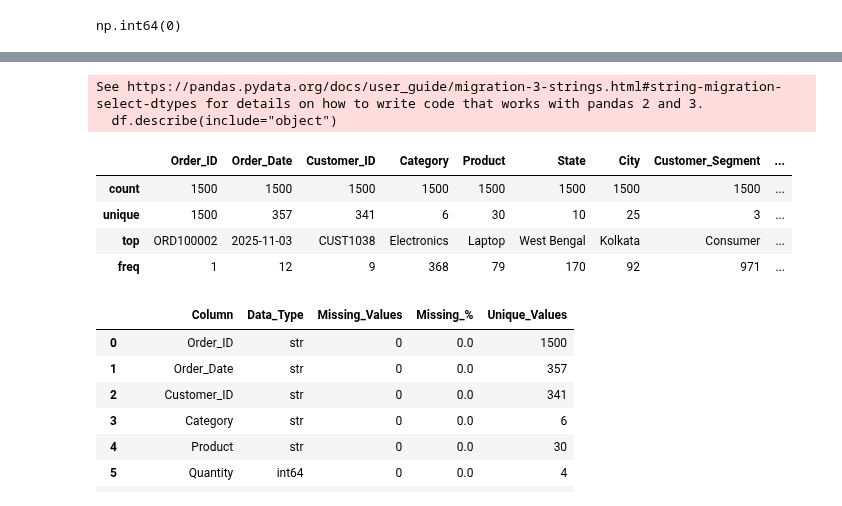
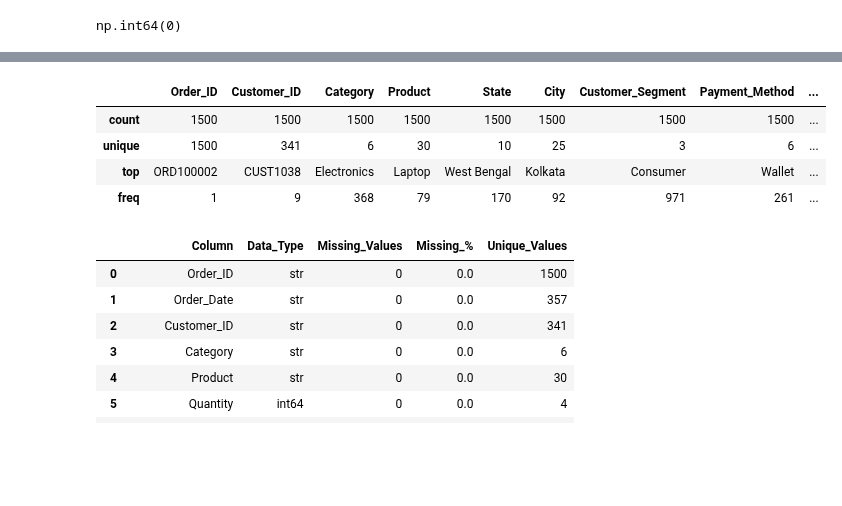
Before and after one commit to Tripti-code479/E-Commerce-Data-Analysis, a Jupyter notebook: notebooks/ECommerce_Data_Analysis.ipynb, the cells around one changed output, grey strips where cells are left out. Drawn from its saved outputs; the diff is of its cells as text; code cells hidden in the pictures; blank space fills up the shorter version.

Commit message:
Fix Pandas string dtype warning

```diff
--- a/notebooks/ECommerce_Data_Analysis.ipynb
+++ b/notebooks/ECommerce_Data_Analysis.ipynb
@@ -184,15 +184,13 @@ df.describe()
 | 75% | 2.000000 | 5627.657500 | 20.000000 | 637.325000 | 5455.040000 | 4882.225000 | 1214.432500 | 4.000000 | ... |
 | max | 4.000000 | 84326.560000 | 30.000000 | 61411.200000 | 245644.800000 | 177143.630000 | 75687.660000 | 8.000000 | ... |
 # %%
-df.describe(include="object")
+df.describe(include="str")
 # %% [output]
-See https://pandas.pydata.org/docs/user_guide/migration-3-strings.html#string-migration-select-dtypes for details on how to write code that works with pandas 2 and 3.
-  df.describe(include="object")
-|  | Order_ID | Order_Date | Customer_ID | Category | Product | State | City | Customer_Segment | ... |
+|  | Order_ID | Customer_ID | Category | Product | State | City | Customer_Segment | Payment_Method | ... |
 | count | 1500 | 1500 | 1500 | 1500 | 1500 | 1500 | 1500 | 1500 | ... |
-| unique | 1500 | 357 | 341 | 6 | 30 | 10 | 25 | 3 | ... |
-| top | ORD100002 | 2025-11-03 | CUST1038 | Electronics | Laptop | West Bengal | Kolkata | Consumer | ... |
-| freq | 1 | 12 | 9 | 368 | 79 | 170 | 92 | 971 | ... |
+| unique | 1500 | 341 | 6 | 30 | 10 | 25 | 3 | 6 | ... |
+| top | ORD100002 | CUST1038 | Electronics | Laptop | West Bengal | Kolkata | Consumer | Wallet | ... |
+| freq | 1 | 9 | 368 | 79 | 170 | 92 | 971 | 261 | ... |
 # %%
 audit = pd.DataFrame({
     "Column": df.columns,
```
